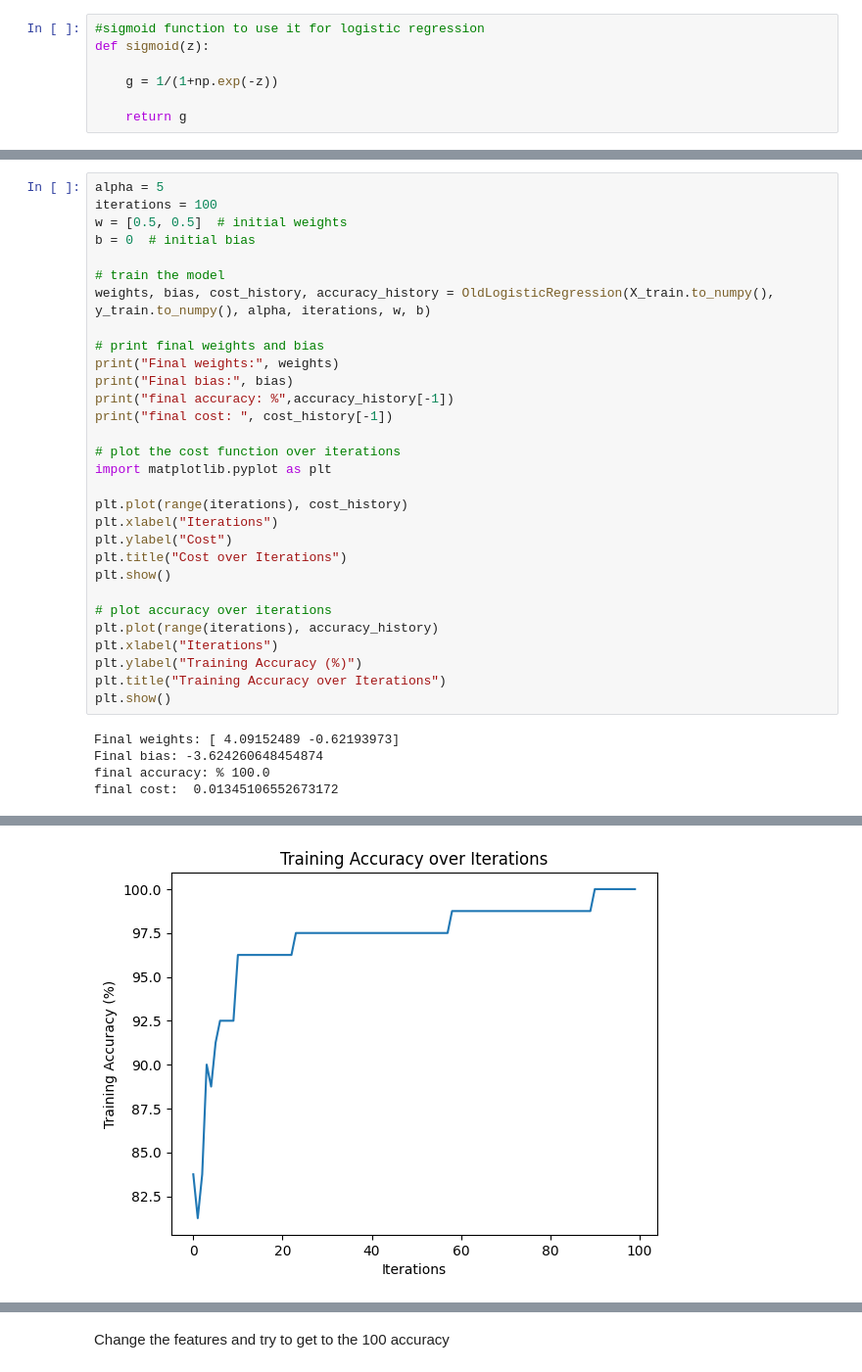
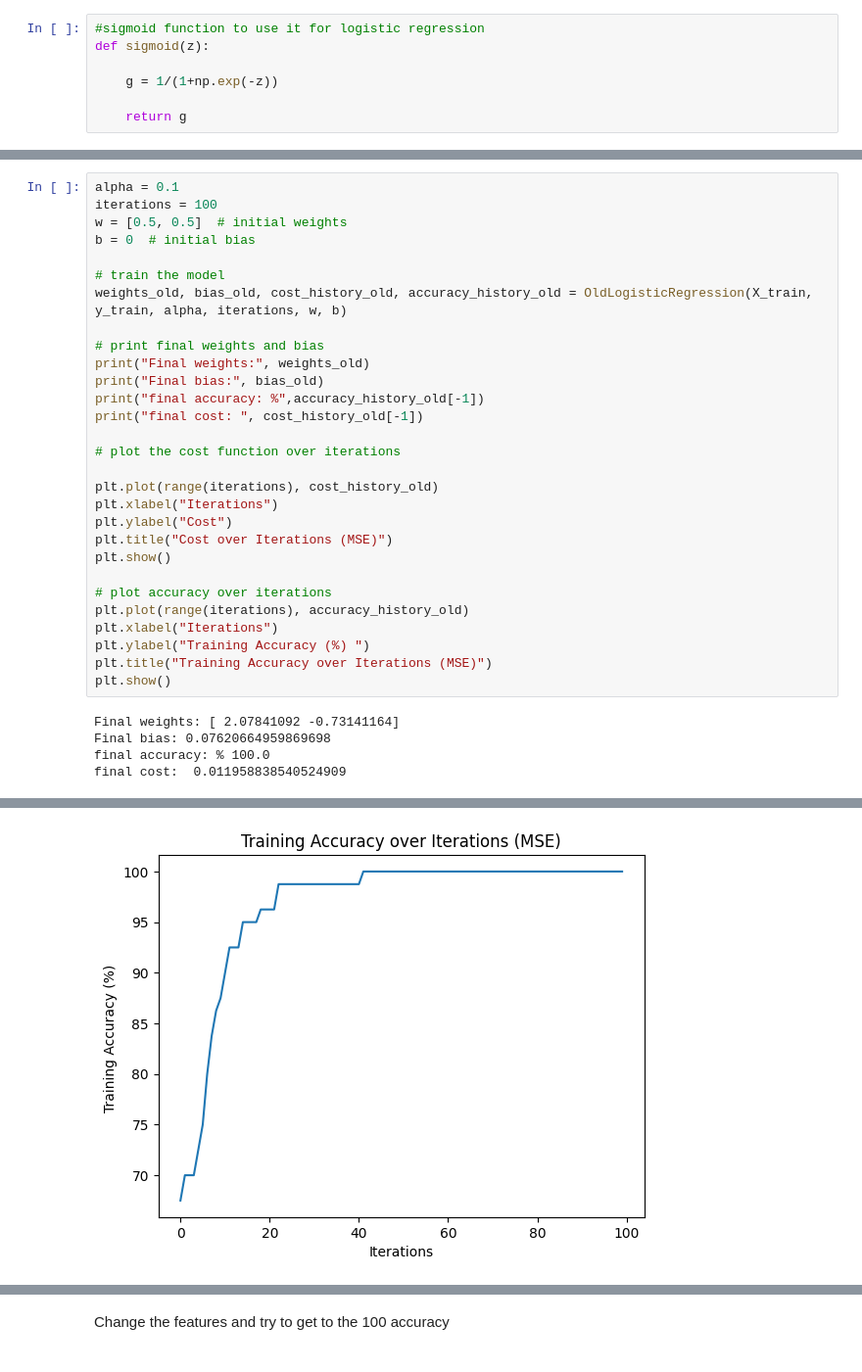
Before and after one commit to Teoman21/CS436, a Jupyter notebook: Assignment-2/model.ipynb, the cells around one changed output, grey strips where cells are left out. Shown: that part at 98% size. Drawn from its saved outputs; the diff is of its cells as text.

```diff
--- a/Assignment-2/model.ipynb
+++ b/Assignment-2/model.ipynb
@@ -319,37 +307,36 @@ def OldLogisticRegression(X, y, alpha, iterations, w, b):
 
     return weights, bias, cost_history, accuracy_history
 # %%
-alpha = 5
+alpha = 0.1
 iterations = 100
 w = [0.5, 0.5]  # initial weights
 b = 0  # initial bias
 
 # train the model
-weights, bias, cost_history, accuracy_history = OldLogisticRegression(X_train.to_numpy(), y_train.to_numpy(), alpha, iterations, w, b)
+weights_old, bias_old, cost_history_old, accuracy_history_old = OldLogisticRegression(X_train, y_train, alpha, iterations, w, b)
 
 # print final weights and bias
-print("Final weights:", weights)
-print("Final bias:", bias)
-print("final accuracy: %",accuracy_history[-1])
-print("final cost: ", cost_history[-1])
+print("Final weights:", weights_old)
+print("Final bias:", bias_old)
+print("final accuracy: %",accuracy_history_old[-1])
+print("final cost: ", cost_history_old[-1])
 
 # plot the cost function over iterations
-import matplotlib.pyplot as plt
 
-plt.plot(range(iterations), cost_history)
+plt.plot(range(iterations), cost_history_old)
 plt.xlabel("Iterations")
 plt.ylabel("Cost")
-plt.title("Cost over Iterations")
+plt.title("Cost over Iterations (MSE)")
 plt.show()
 
 # plot accuracy over iterations
-plt.plot(range(iterations), accuracy_history)
+plt.plot(range(iterations), accuracy_history_old)
 plt.xlabel("Iterations")
-plt.ylabel("Training Accuracy (%)")
-plt.title("Training Accuracy over Iterations")
+plt.ylabel("Training Accuracy (%) ")
+plt.title("Training Accuracy over Iterations (MSE)")
 plt.show()
 # %% [output]
-Final weights: [ 4.09152489 -0.62193973]
-Final bias: -3.624260648454874
+Final weights: [ 2.07841092 -0.73141164]
+Final bias: 0.07620664959869698
 final accuracy: % 100.0
-final cost:  0.01345106552673172
+final cost:  0.011958838540524909
@@ -357 +344 @@ final cost:  0.01345106552673172
-[figure, old version]
+[figure, new version]
```
Also changed, not shown: parts of 8 cells of this notebook, 3 other files.
